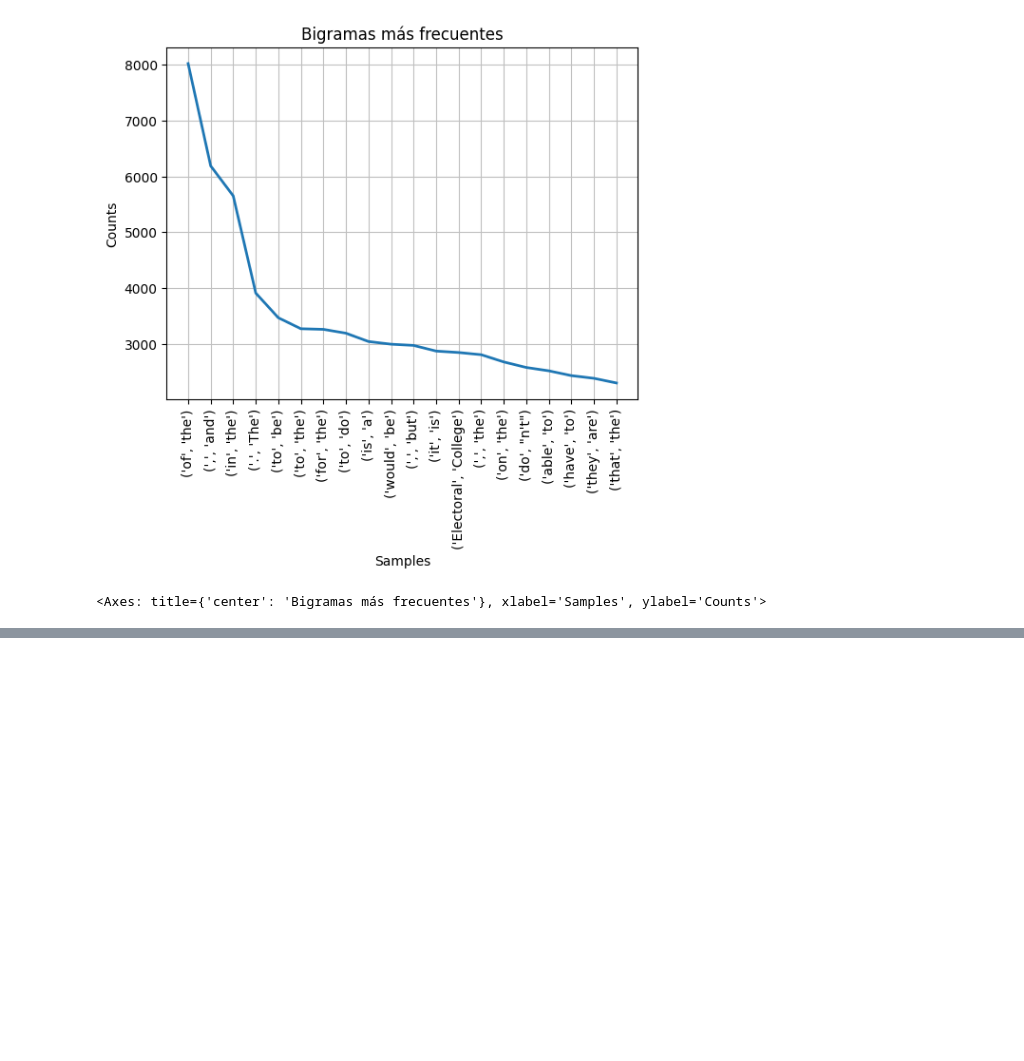
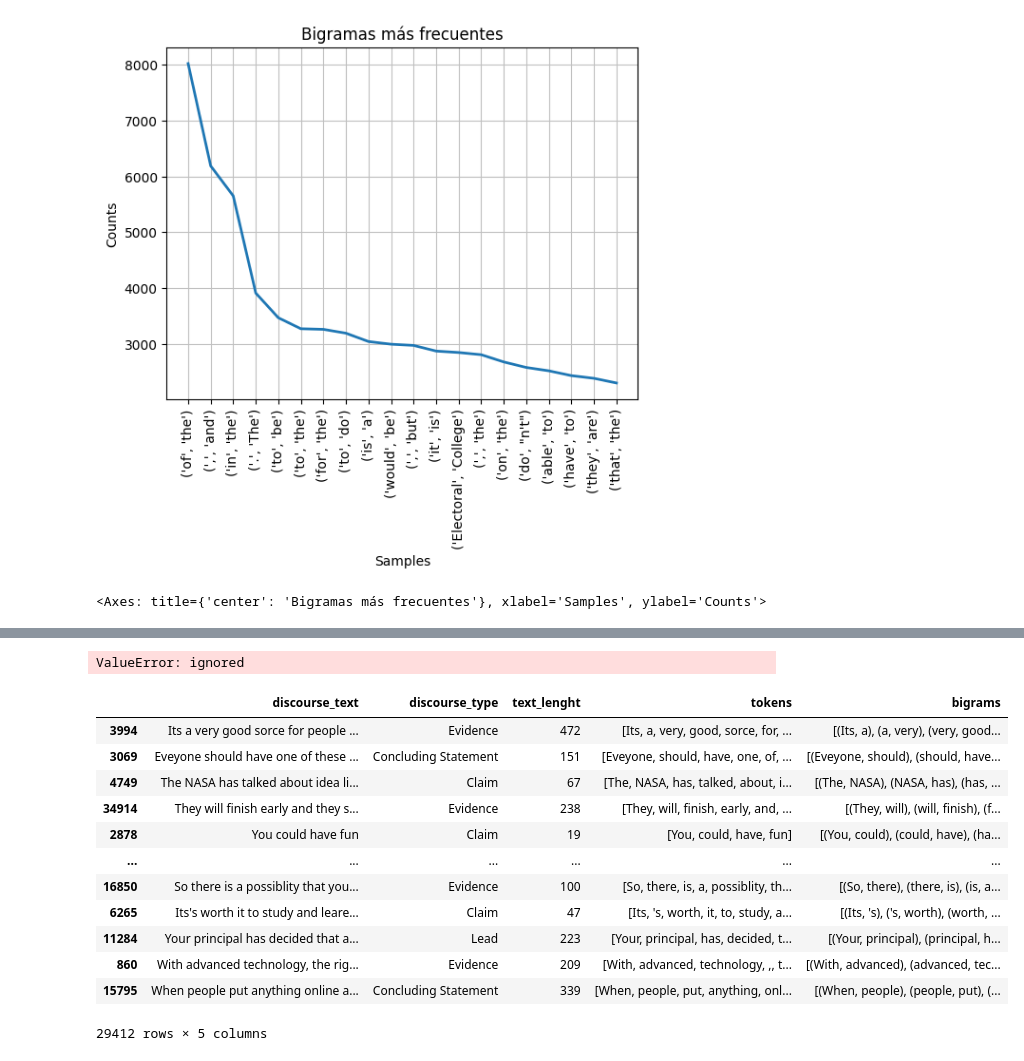
Before and after one commit to Diego-CB/DS-Proyecto, a Jupyter notebook: proyecto.ipynb, the cells around one changed output, grey strips where cells are left out. Drawn from its saved outputs; the diff is of its cells as text; code cells hidden in the pictures; blank space fills up the shorter version.

Commit message:
Modelo con bugs

```diff
--- a/proyecto.ipynb
+++ b/proyecto.ipynb
@@ -192,0 +203,3 @@ plt.show()
+# %%
+data.drop('discourse_id', axis=1, inplace=True)
+data.drop('essay_id', axis=1, inplace=True)
@@ -192,0 +208,12 @@ plt.show()
+# %%
+y = data['discourse_effectiveness']
+X = data.copy()
+X.drop('discourse_effectiveness', axis=1, inplace=True)
+# %%
+from sklearn.model_selection import train_test_split
+
+# Dividir los datos en entrenamiento (80%) y prueba (20%)
+X_train, X_test, y_train, y_test = train_test_split(X, y, test_size=0.2, random_state=42)
+# %%
+X_train = sequence.pad_sequences(X_train, maxlen = 80)
+X_test = sequence.pad_sequences(X_test, maxlen = 80)
@@ -192,0 +256,27 @@ plt.show()
+# %%
+modelo.fit(
+    X_train,
+    y_train,
+    batch_size = 32,
+    epochs = 15,
+    verbose = 2,
+    validation_data = (X_test, y_test)
+)
+# %% [output]
+ValueError: ignored
+# %%
+X_train
+# %% [output]
+|  | discourse_text | discourse_type | text_lenght | tokens | bigrams |
+| 3994 | Its a very good sorce for people ... | Evidence | 472 | [Its, a, very, good, sorce, for, ... | [(Its, a), (a, very), (very, good... |
+| 3069 | Eveyone should have one of these ... | Concluding Statement | 151 | [Eveyone, should, have, one, of, ... | [(Eveyone, should), (should, have... |
+| 4749 | The NASA has talked about idea li... | Claim | 67 | [The, NASA, has, talked, about, i... | [(The, NASA), (NASA, has), (has, ... |
+| 34914 | They will finish early and they s... | Evidence | 238 | [They, will, finish, early, and, ... | [(They, will), (will, finish), (f... |
+| 2878 | You could have fun | Claim | 19 | [You, could, have, fun] | [(You, could), (could, have), (ha... |
+| ... | ... | ... | ... | ... | ... |
+| 16850 | So there is a possiblity that you... | Evidence | 100 | [So, there, is, a, possiblity, th... | [(So, there), (there, is), (is, a... |
+| 6265 | Its's worth it to study and leare... | Claim | 47 | [Its, 's, worth, it, to, study, a... | [(Its, 's), ('s, worth), (worth, ... |
+| 11284 | Your principal has decided that a... | Lead | 223 | [Your, principal, has, decided, t... | [(Your, principal), (principal, h... |
+| 860 | With advanced technology, the rig... | Evidence | 209 | [With, advanced, technology, ,, t... | [(With, advanced), (advanced, tec... |
+| 15795 | When people put anything online a... | Concluding Statement | 339 | [When, people, put, anything, onl... | [(When, people), (people, put), (... |
+29412 rows × 5 columns
```
Also changed, not shown: parts of 10 cells of this notebook.
